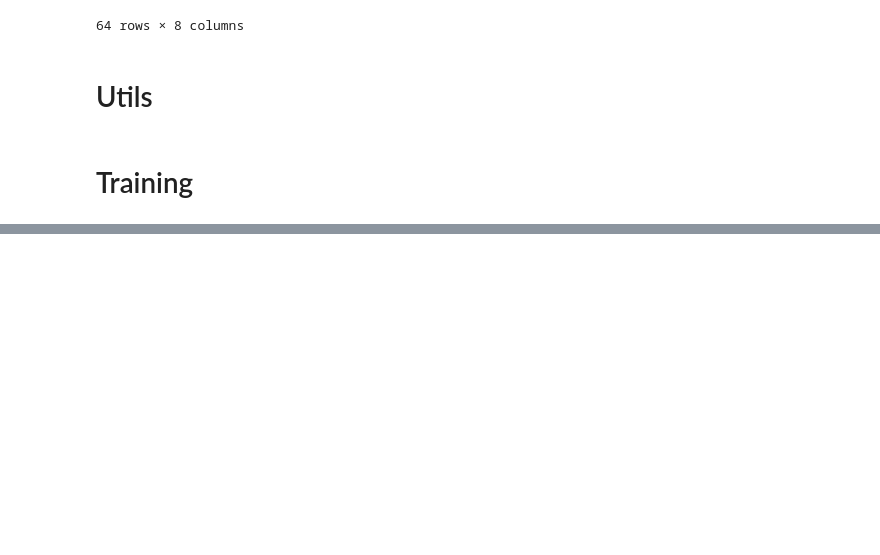
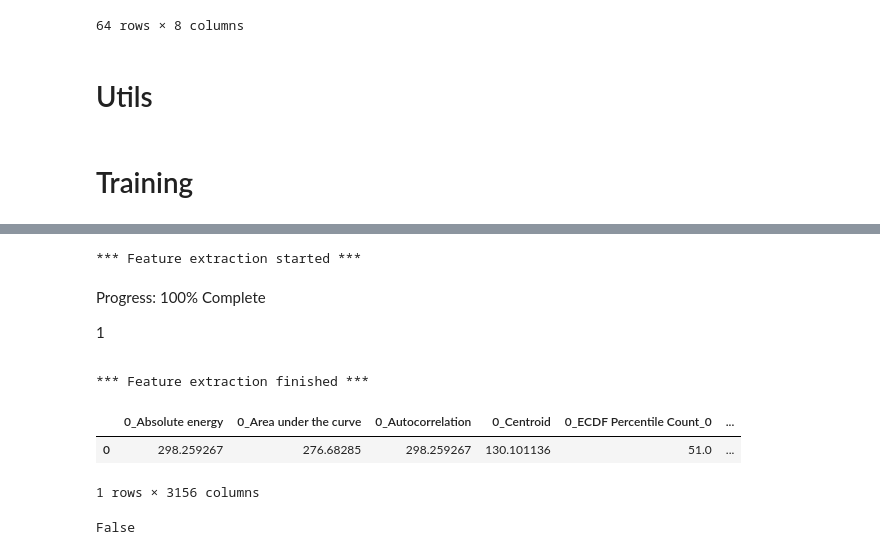
Before and after one commit to atick-faisal/NDDNet, a Jupyter notebook: src/ClassicalML.ipynb, the cells around one changed output, grey strips where cells are left out. Cells and saved outputs as stored; diff of their text form; code cells hidden in the pictures; blank space fills up the shorter version.

Commit message:
Test classical ML

```diff
--- a/src/ClassicalML.ipynb
+++ b/src/ClassicalML.ipynb
@@ -110,11 +111,24 @@ def get_train_test_sets(
     train_labels = []
     test_labels = []
 
+    cfg = tsfel.get_features_by_domain("statistical")
+
     for filename, subject_id in zip(data_files, subject_ids):
         ts = np.loadtxt(filename[:-4] + ".ts", dtype=np.float32)
         demographics = subject_description[subject_description["ID"]
                                            == subject_id].iloc[0]
+
         ts_features = np.mean(ts[:, 1:], axis=0, dtype=np.float32)
+        ts_features = tsfel.time_series_features_extractor(
+            cfg,
+            ts[:, 1:],
+            fs=1,
+            window_size=ts.shape[0],
+            verbose=0
+        ).to_numpy().ravel()
+
+        print(ts_features.shape)
+
         dg_features = get_demographic_features(demographics)
         features = np.concatenate([ts_features, dg_features], axis=0)
         label = 0 if "control" in subject_id else 1
@@ -134,6 +148,9 @@ def get_train_test_sets(
     train_x, scaler = normalize(train_x)
     test_x, _ = normalize(test_x, scaler)
 
+    train_x = np.nan_to_num(train_x)
+    test_x = np.nan_to_num(test_x)
+
     train_x, train_y = shuffle(train_x, train_y, random_state=42)
 
     return train_x, train_y, test_x, test_y
@@ -159,7 +176,7 @@ for test_subject in subject_ids:
 
     print("{:10s} ... {:.02f}".format(test_subject, acc))
 
-    # break
+    break
 
 mean_acc = np.mean(accuracies, dtype=np.float32)
 print("-" * 20)
@@ -184,0 +204,27 @@ Accuracy   ... 0.74
+# %%
+ts = np.loadtxt(data_files[0][:-4] + ".ts", dtype=np.float32)
+# %%
+cfg = tsfel.get_features_by_domain()
+ts_features = tsfel.time_series_features_extractor(
+    cfg,
+    ts[:, 1:],
+    fs=1,
+    window_size=ts.shape[0]
+)
+ts_features
+# %% [output]
+*** Feature extraction started ***
+Progress: 100% Complete
+1
+*** Feature extraction finished ***
+|  | 0_Absolute energy | 0_Area under the curve | 0_Autocorrelation | 0_Centroid | 0_ECDF Percentile Count_0 | ... |
+| 0 | 298.259267 | 276.68285 | 298.259267 | 130.101136 | 51.0 | ... |
+1 rows × 3156 columns
+# %%
+
+import numpy as np
+a = np.array([1, 0, 0, 2])
+
+a.any() > 2
+# %% [output]
+False
```
Also changed, not shown: parts of 2 cells of this notebook, 4 other files.
